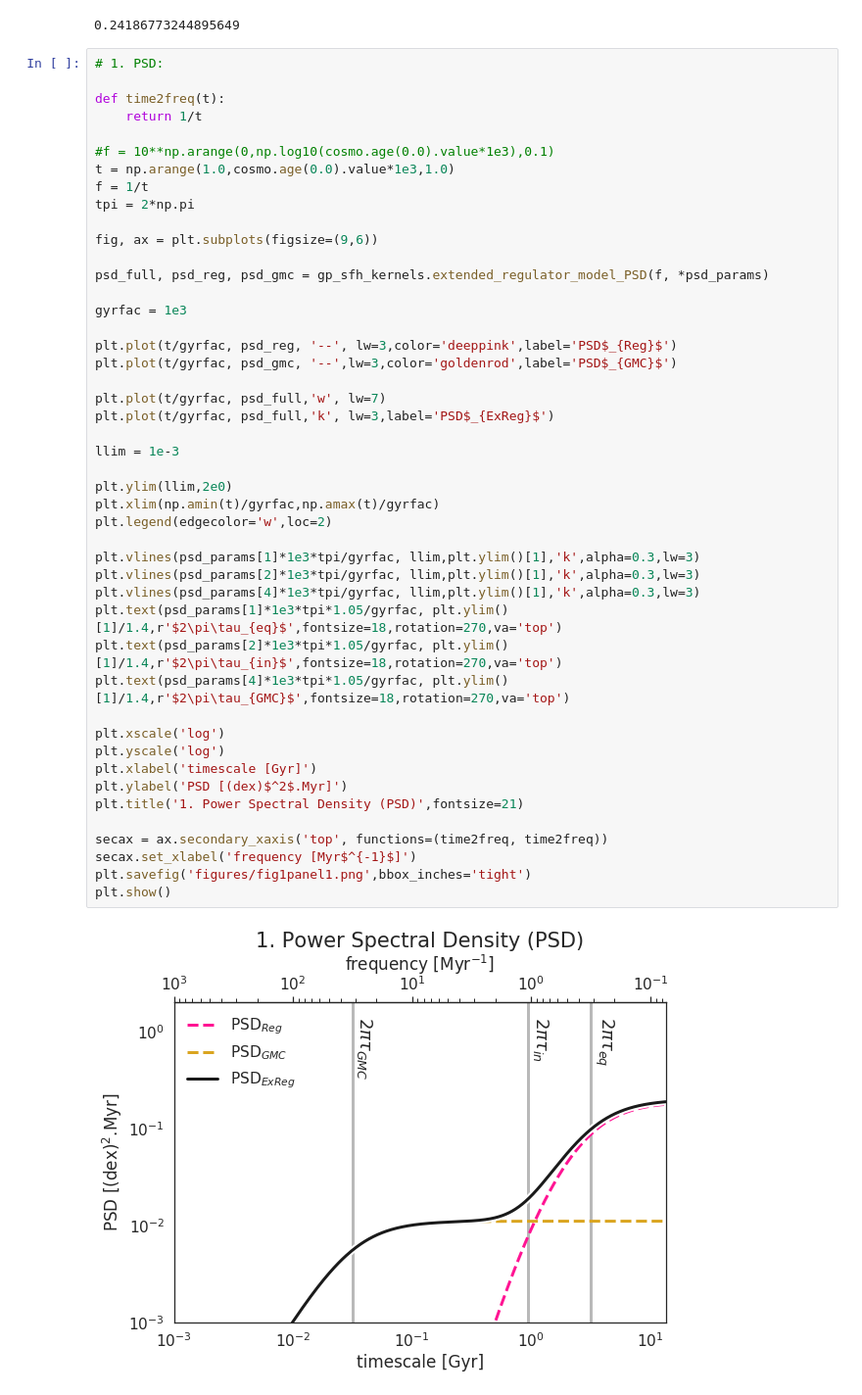
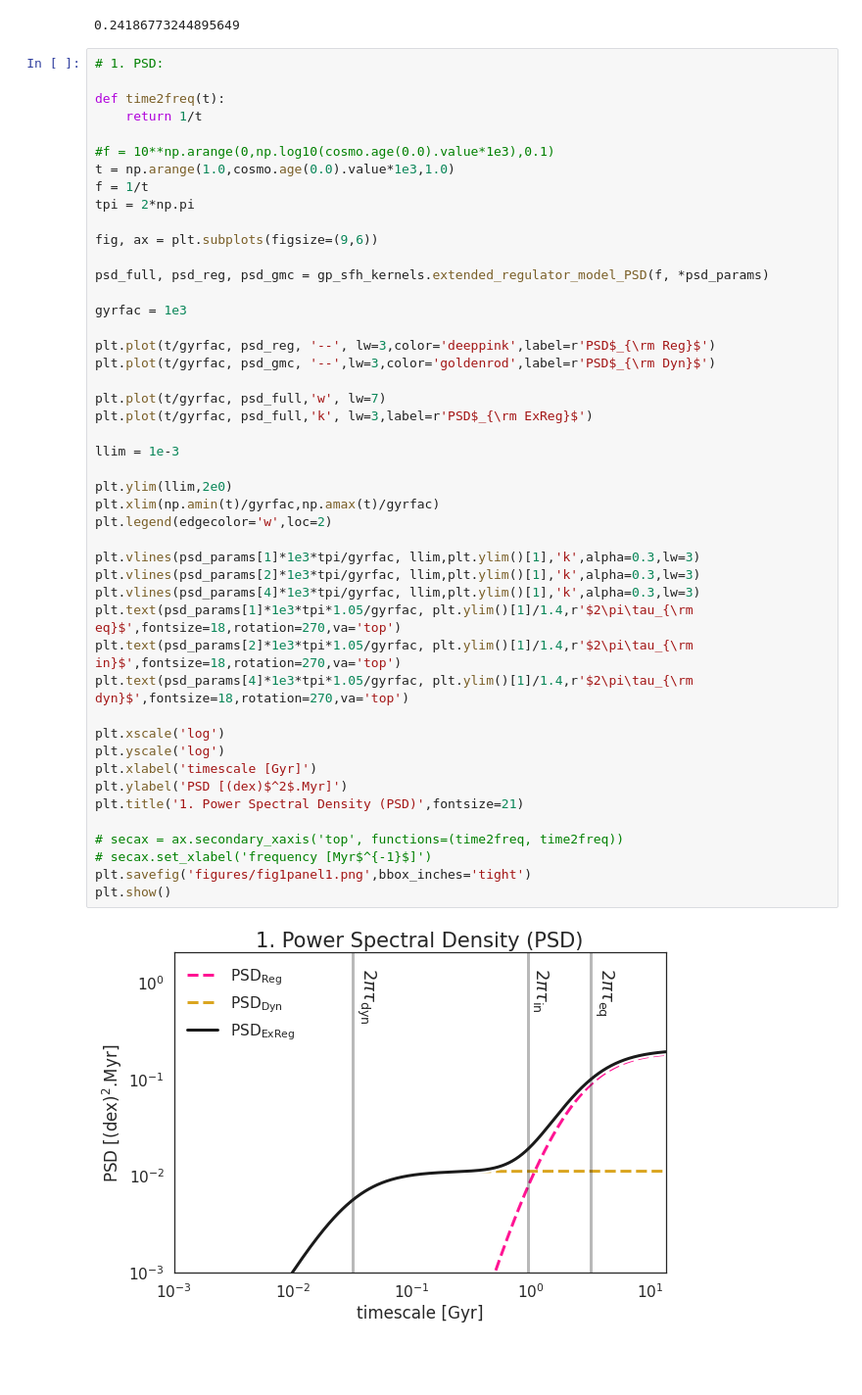
Before and after one commit to kartheikiyer/GP-SFH, a Jupyter notebook: Figure 1 - the GP-SFH schematic.ipynb, the cells around one changed output. Shown: that part at 98% size. Cells and saved outputs as stored; diff of their text form; blank space fills up the shorter version.

Commit message:
upload scripts to generate new figures

```diff
--- a/Figure 1 - the GP-SFH schematic.ipynb
+++ b/Figure 1 - the GP-SFH schematic.ipynb
@@ -60,42 +60,42 @@ f = 1/t
 tpi = 2*np.pi
 
 fig, ax = plt.subplots(figsize=(9,6))
 
 psd_full, psd_reg, psd_gmc = gp_sfh_kernels.extended_regulator_model_PSD(f, *psd_params)
 
 gyrfac = 1e3
 
-plt.plot(t/gyrfac, psd_reg, '--', lw=3,color='deeppink',label='PSD$_{Reg}$')
-plt.plot(t/gyrfac, psd_gmc, '--',lw=3,color='goldenrod',label='PSD$_{GMC}$')
+plt.plot(t/gyrfac, psd_reg, '--', lw=3,color='deeppink',label=r'PSD$_{\rm Reg}$')
+plt.plot(t/gyrfac, psd_gmc, '--',lw=3,color='goldenrod',label=r'PSD$_{\rm Dyn}$')
 
 plt.plot(t/gyrfac, psd_full,'w', lw=7)
-plt.plot(t/gyrfac, psd_full,'k', lw=3,label='PSD$_{ExReg}$')
+plt.plot(t/gyrfac, psd_full,'k', lw=3,label=r'PSD$_{\rm ExReg}$')
 
 llim = 1e-3
 
 plt.ylim(llim,2e0)
 plt.xlim(np.amin(t)/gyrfac,np.amax(t)/gyrfac)
 plt.legend(edgecolor='w',loc=2)
 
 plt.vlines(psd_params[1]*1e3*tpi/gyrfac, llim,plt.ylim()[1],'k',alpha=0.3,lw=3)
 plt.vlines(psd_params[2]*1e3*tpi/gyrfac, llim,plt.ylim()[1],'k',alpha=0.3,lw=3)
 plt.vlines(psd_params[4]*1e3*tpi/gyrfac, llim,plt.ylim()[1],'k',alpha=0.3,lw=3)
-plt.text(psd_params[1]*1e3*tpi*1.05/gyrfac, plt.ylim()[1]/1.4,r'$2\pi\tau_{eq}$',fontsize=18,rotation=270,va='top')
-plt.text(psd_params[2]*1e3*tpi*1.05/gyrfac, plt.ylim()[1]/1.4,r'$2\pi\tau_{in}$',fontsize=18,rotation=270,va='top')
-plt.text(psd_params[4]*1e3*tpi*1.05/gyrfac, plt.ylim()[1]/1.4,r'$2\pi\tau_{GMC}$',fontsize=18,rotation=270,va='top')
+plt.text(psd_params[1]*1e3*tpi*1.05/gyrfac, plt.ylim()[1]/1.4,r'$2\pi\tau_{\rm eq}$',fontsize=18,rotation=270,va='top')
+plt.text(psd_params[2]*1e3*tpi*1.05/gyrfac, plt.ylim()[1]/1.4,r'$2\pi\tau_{\rm in}$',fontsize=18,rotation=270,va='top')
+plt.text(psd_params[4]*1e3*tpi*1.05/gyrfac, plt.ylim()[1]/1.4,r'$2\pi\tau_{\rm dyn}$',fontsize=18,rotation=270,va='top')
 
 plt.xscale('log')
 plt.yscale('log')
 plt.xlabel('timescale [Gyr]')
 plt.ylabel('PSD [(dex)$^2$.Myr]')
 plt.title('1. Power Spectral Density (PSD)',fontsize=21)
 
-secax = ax.secondary_xaxis('top', functions=(time2freq, time2freq))
-secax.set_xlabel('frequency [Myr$^{-1}$]')
+# secax = ax.secondary_xaxis('top', functions=(time2freq, time2freq))
+# secax.set_xlabel('frequency [Myr$^{-1}$]')
 plt.savefig('figures/fig1panel1.png',bbox_inches='tight')
 plt.show()
 # %% [output]
-[figure, old version]
+[figure, new version]
 # %%
 # 2. ACF
 
```
Also changed, not shown: parts of 7 cells of this notebook, 29 other files.
